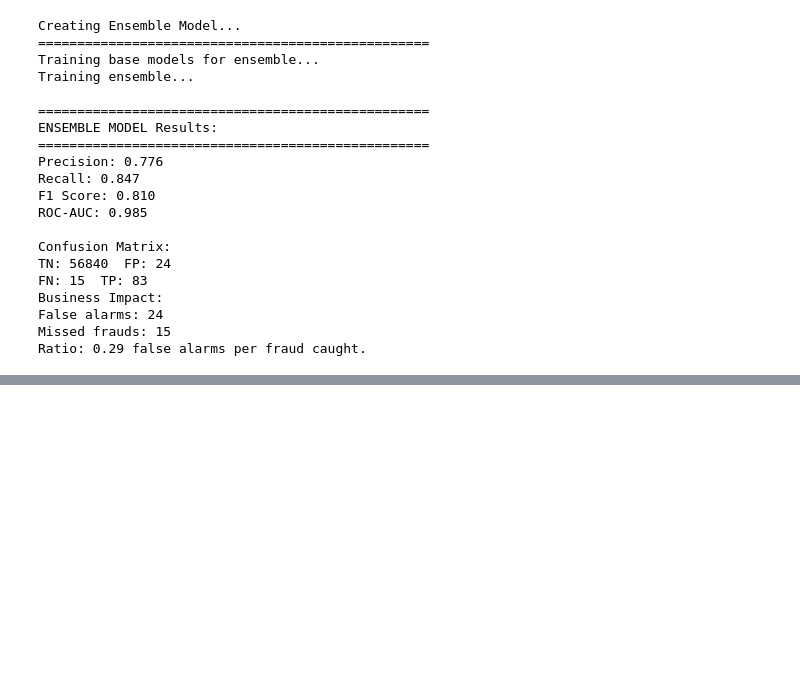
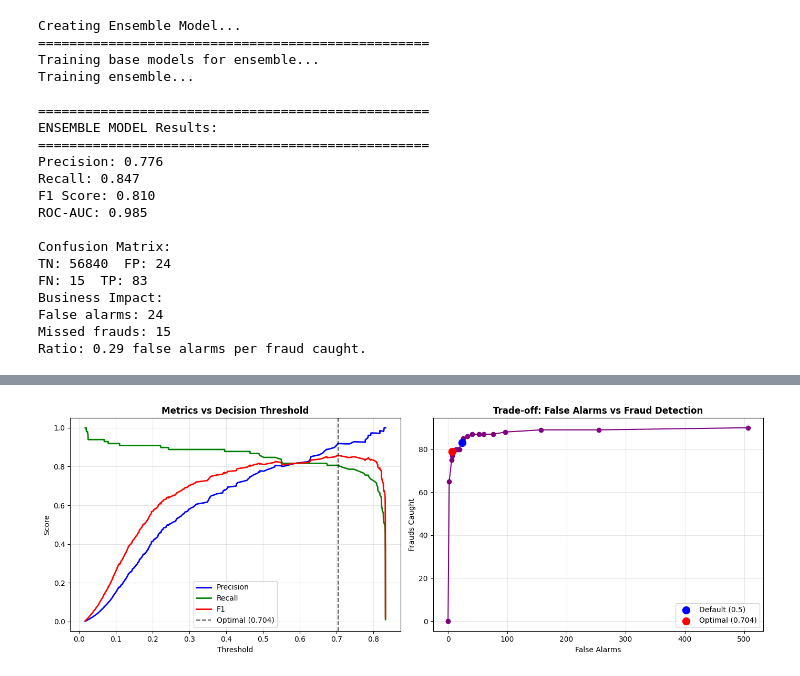
Before and after one commit to Dash-007/realtime-fraud-detection-system, a Jupyter notebook: notebooks/03_advanced_modeling.ipynb, the cells around one changed output, grey strips where cells are left out. Drawn from its saved outputs; the diff is of its cells as text; code cells hidden in the pictures; blank space fills up the shorter version.

Commit message:
optimized the decision threshold for better performance

```diff
--- a/notebooks/03_advanced_modeling.ipynb
+++ b/notebooks/03_advanced_modeling.ipynb
@@ -540,3 +540,84 @@ Business Impact:
 False alarms: 24
 Missed frauds: 15
 Ratio: 0.29 false alarms per fraud caught.
+# %%
+# Optimize Decision Threshold
+from sklearn.metrics import precision_recall_curve
+
+# Get precision-recall curve
+precisions, recalls, thresholds = precision_recall_curve(y_test, y_pred_ensemble_proba)
+
+# Calculate F1 scores for each threshold
+f1_scores = 2 * (precisions * recalls) / (precisions + recalls + 1e-10)
+
+# For better recall but lower precision
+# beta = 2
+# f_beta_scores = (1 + beta**2) * (precisions * recalls) / ((beta**2 * precisions) + recalls + 1e-10)
+
+# Find the optimal threshold (max F1)
+optimal_idx = np.argmax(f1_scores[:-1]) # Align lengths
+optimal_threshold = thresholds[optimal_idx]
+optimal_precision = precisions[optimal_idx]
+optimal_recall = recalls[optimal_idx]
+optimal_f1 = f1_scores[optimal_idx]
+
+print("Threshold Optimization")
+print("=" * 50)
+print(f"Default threshold: 0.50")
+print(f"Optimal threshold: {optimal_threshold:.3f}")
+print(f"\nAt optimal threshold:")
+print(f"Precision: {optimal_precision:.3f}")
+print(f"Recall: {optimal_recall:.3f}")
+print(f"F1: {optimal_f1:.3f}")
+
+# Apply optimal threshold
+y_pred_optimal = (y_pred_ensemble_proba >= optimal_threshold).astype(int)
+cm_optimal = confusion_matrix(y_test, y_pred_optimal)
+tn_optimal, fp_optimal, fn_optimal, tp_optimal = cm_optimal.ravel()
+
+print(f"\nOptimized Confusion Matrix")
+print(f"TN: {int(tn_optimal)}   FP: {int(fp_optimal)}")
+print(f"FN: {int(fn_optimal)}   TP: {int(tp_optimal)}")
+
+# Visualize threshold impact
+fig, axes = plt.subplots(1, 2, figsize=(14, 5))
+
+# Precision-Recall vs Threshold
+ax1 = axes[0]
+ax1.plot(thresholds, precisions[:-1], label='Precision', color='blue', linewidth=2)
+ax1.plot(thresholds, recalls[:-1], label='Recall', color='green', linewidth=2)
+ax1.plot(thresholds, f1_scores[:-1], label='F1', color='red', linewidth=2)
+ax1.axvline(x=optimal_threshold, color='black', linestyle='--', alpha=0.7, label=f'Optimal ({optimal_threshold:.3f})')
+ax1.set_xlabel('Threshold')
+ax1.set_ylabel('Score')
+ax1.set_title('Metrics vs Decision Threshold', fontweight='bold')
+ax1.legend()
+ax1.grid(True, alpha=0.3)
+
+# False Alarms vs Frauds Caught for different thresholds
+ax2 = axes[1]
+false_alarms = []
+frauds_caught = []
+
+for thresh in np.linspace(0.1, 0.9, 20):
+    y_pred_temp = (y_pred_ensemble_proba >= thresh).astype(int)
+    cm_temp = confusion_matrix(y_test, y_pred_temp)
+    false_alarms.append(cm_temp[0,1])
+    frauds_caught.append(cm_temp[1,1])
+
+ax2.plot(false_alarms, frauds_caught, 'o-', color='purple', markersize=6)
+
+# Mark special points
+ax2.scatter([cm_ensemble[0,1]], [cm_ensemble[1,1]], color='blue', s=100, zorder=5, label='Default (0.5)')
+ax2.scatter([cm_optimal[0,1]], [cm_optimal[1,1]], color='red', s=100, zorder=5, label=f'Optimal ({optimal_threshold:.3f})')
+ax2.set_xlabel('False Alarms')
+ax2.set_ylabel('Frauds Caught')
+ax2.set_title('Trade-off: False Alarms vs Fraud Detection', fontweight='bold')
+ax2.legend()
+ax2.grid(True, alpha=0.3)
+
+plt.tight_layout()
+plt.show()
+
+print("Note: By adjusting the threshold, we can control the trade-off between catching more fraud vs reducing false alarms")
+# %% [output]
@@ -542,0 +637 @@ Ratio: 0.29 false alarms per fraud caught.
+[figure, added]
```
Also changed, not shown: parts of 1 cell of this notebook.
